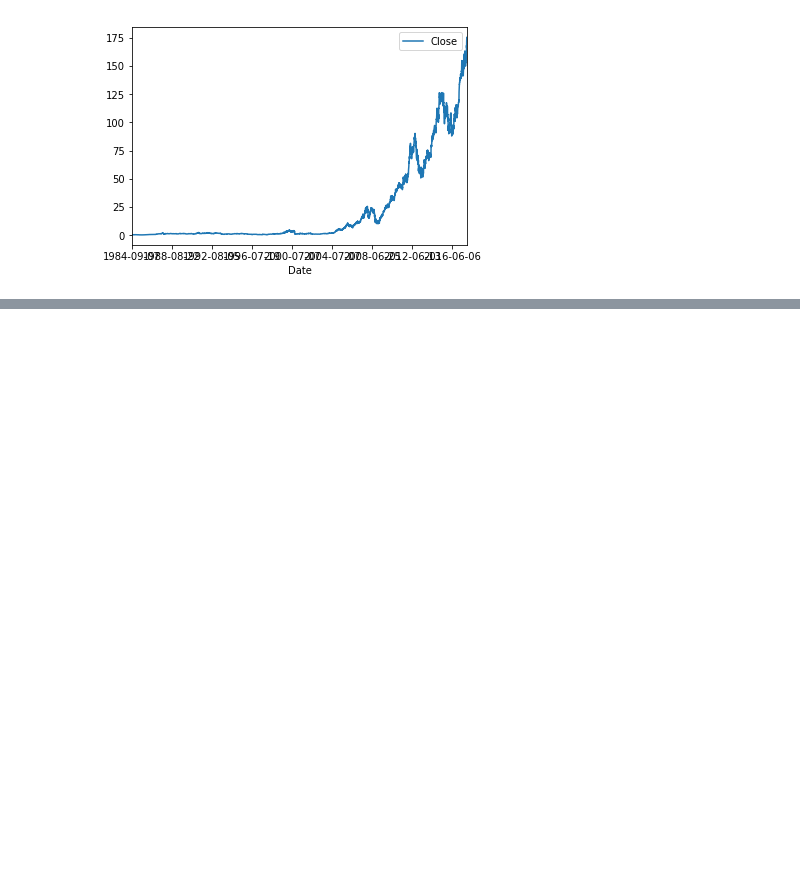
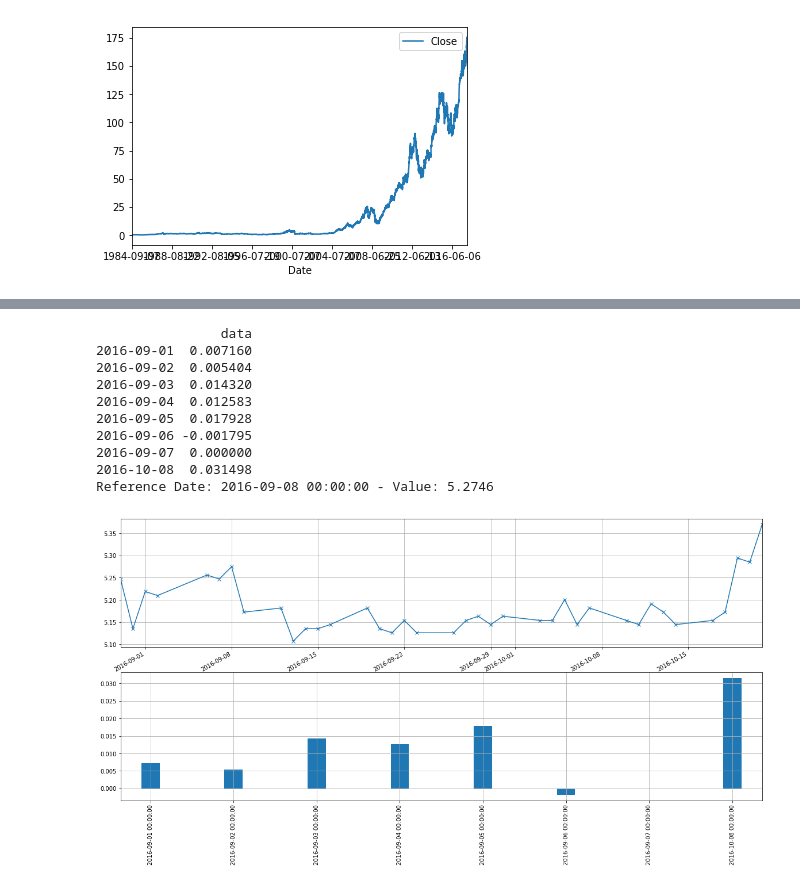
Before and after one commit to felixnext/stock_trend_analysis, a Jupyter notebook: notebooks/02-1_stocks-cleaning+features.ipynb, the cells around one changed output, grey strips where cells are left out. Drawn from its saved outputs; the diff is of its cells as text; code cells hidden in the pictures; blank space fills up the shorter version.

```diff
--- a/notebooks/02-1_stocks-cleaning+features.ipynb
+++ b/notebooks/02-1_stocks-cleaning+features.ipynb
@@ -242,7 +197,7 @@ def normalize_window(df, days_back, days_target, smooth_interval):
     '''
     # retrieve the normalized data
     norm = df[days_back - 1]
-    df = ((df - norm)  / norm)
+    df = np.divide(df, norm) - 1
 
     # retrieve the input stock values
     vals = df[:days_back]
@@ -294,12 +249,14 @@ def create_dataset(df, days_back, days_target, smooth_interval, value_col='close
     df_norm = []
     for symbol in symbols:
         # retrieve partial df
-        df_sym = df[df_symbol == symbol.lower()].sort_values(by='date')[[value_col]]
+        df_sym = df[df_symbol == symbol.lower()].sort_values(by='date').set_index('date')[[value_col]]
+        df_arr = np.copy(df_sym.to_numpy())
 
         # sliding window
-        st = df_sym.values.strides   # number of bytes for as_stride to jump
-        sz = np.ceil((len(df_sym) - (win-1)) / jump_size)
-        wnds = as_strided(df_sym, (int(sz), win), (st[0] * jump_size, st[1] * 1))
+        st = df_arr.strides   # number of bytes for as_stride to jump
+        sz = np.ceil((len(df_arr) - (win-1)) / jump_size)
+        if sz < 1: continue
+        wnds = as_strided(df_arr, (int(sz), win), (st[0] * jump_size, st[1] * 1))
 
         # apply normalization
         df_res = np.apply_along_axis(lambda wnd: normalize_window(wnd, days_back, days_target, smooth_interval), axis=1, arr=wnds)
@@ -317,6 +274,8 @@ def create_dataset(df, days_back, days_target, smooth_interval, value_col='close
     df_norm = pd.concat(df_norm, axis=0)
 
     return df_norm
+
+# Note: functions are added into rcmd (`learning.preprocess`)
 # %%
 df_norm = create_dataset(df_stocks, 7, 30, 3)
 df_norm.head()
@@ -354,0 +290,50 @@ df[df['symbol'].str.lower() == 'aapl'.lower()].sort_values(by='date')
+# %%
+# visualize a stock of normalized data
+def visualize(symbol, df_norm=df_norm, df_stocks=df_stocks):
+    # retrieve relevant data
+    dfn = df_norm[df_norm['symbol'] == symbol]
+    dfs = df_stocks[df_stocks['symbol'] == symbol].set_index('date')['close']
+
+    # helper
+    days_back = 7
+    days_target = 30
+    smooth = 3
+
+    # select data row
+    dfn = dfn.sample(1).drop('symbol', axis=1)
+    date = dfn.index[0]
+    idx = [date + pd.DateOffset(i) for i in range(0, days_back)] + [date+pd.DateOffset(days_back+days_target)]
+    dfn.columns = pd.to_datetime(idx)
+    dfn = dfn.transpose()
+    dfn.columns = ['data']
+    print(dfn)
+
+    # retrieve relevant stock data
+    dfs = dfs[(dfs.index >= (idx[0] - pd.DateOffset(2))) & (dfs.index <= (idx[-1] + pd.DateOffset(smooth+10)))]
+    #dfn.index = list(dfs.index[:days_back]) + list(dfs.index[-1:])
+
+    date = date + pd.DateOffset(days_back)
+    print("Reference Date: {} - Value: {}".format(date, dfs.loc[date]))
+
+    # create two plots
+    #dfs = dfs.reindex(index=dfs.index.union(dfn.index))
+    #dfn = dfn.reindex(index=dfn.index.union(dfs.index))
+    fig, axs = plt.subplots(2, 1, sharex=False, figsize=(20, 10))
+    dfn.plot.bar(ax=axs[1], legend=None, grid=True, width=0.22)
+    dfs.plot(ax=axs[0], legend=None, grid=True, marker='x')
+
+
+
+visualize('jmp')
+# %% [output]
+                data
+2016-09-01  0.007160
+2016-09-02  0.005404
+2016-09-03  0.014320
+2016-09-04  0.012583
+2016-09-05  0.017928
+2016-09-06 -0.001795
+2016-09-07  0.000000
+2016-10-08  0.031498
+Reference Date: 2016-09-08 00:00:00 - Value: 5.2746
+[figure, added]
```
Also changed, not shown: parts of 17 cells of this notebook, 13 other files.
